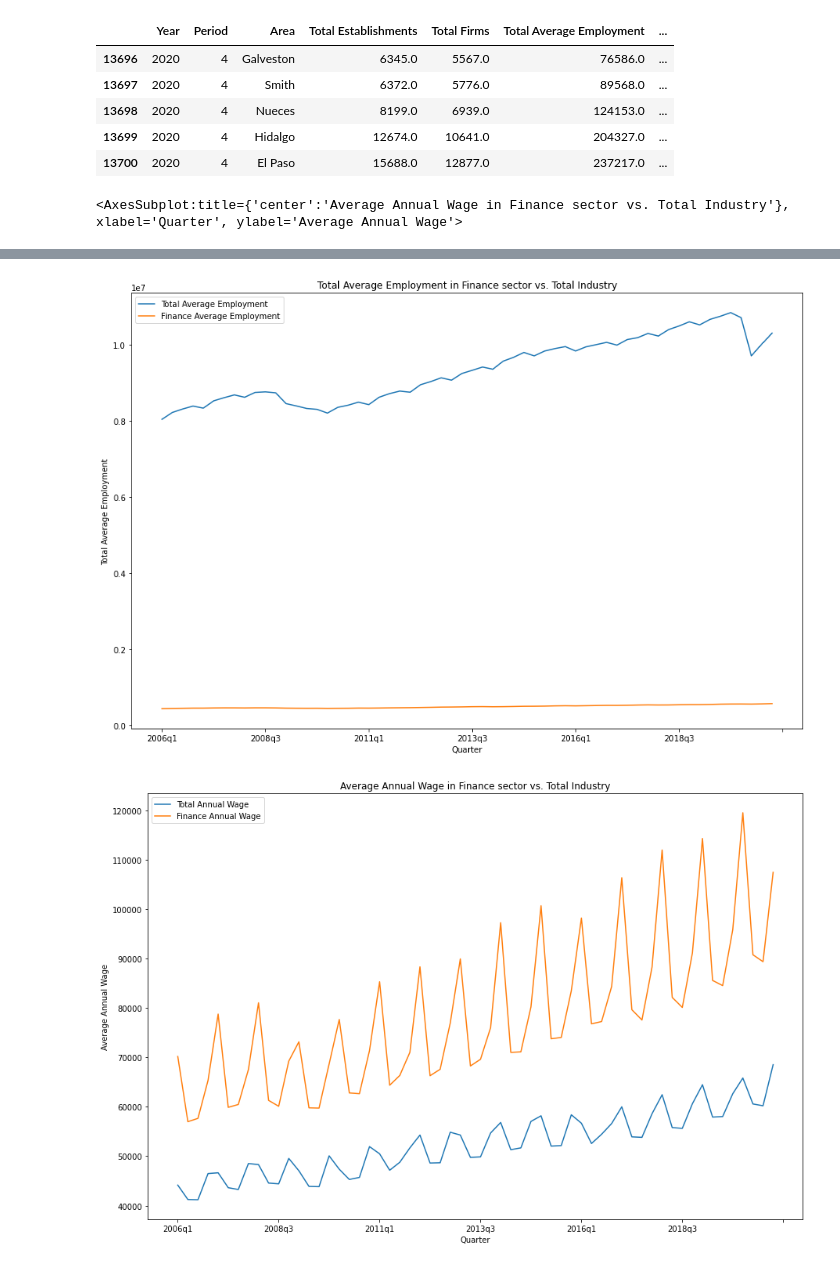
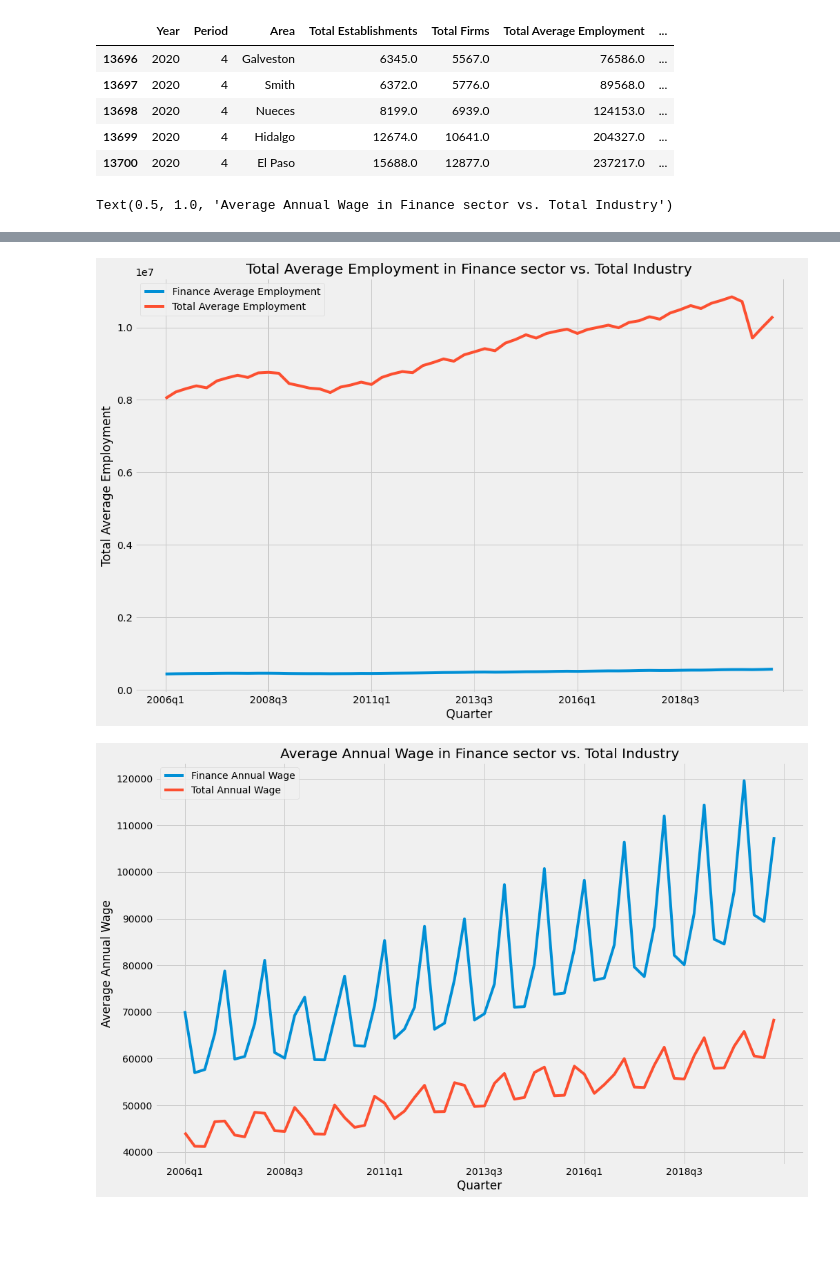
Before and after one commit to JuneB2021/Project1, a Jupyter notebook: Analytics File/unemployment_jb.ipynb, the cells around one changed output, grey strips where cells are left out. Cells and saved outputs as stored; diff of their text form; code cells hidden in the pictures; blank space fills up the shorter version.

Commit message:
Add files via upload
updated the graph

```diff
--- a/Analytics File/unemployment_jb.ipynb
+++ b/Analytics File/unemployment_jb.ipynb
@@ -159,21 +161,25 @@ display(all_employment_wages_df.tail())
 # %%
 # Filter the DataFrame to include only Texas state data and create Texas Finance Sector employment dataframe
 tx_employment_df = all_employment_wages_df[(all_employment_wages_df["Area"] == "Texas")]
-tx_total_firms_plot = tx_employment_df[["Quarter", "Total Firms", "Finance Firms"]]
-tx_total_employment_plot = tx_employment_df[["Quarter", "Total Average Employment", "Finance Average Employment"]]
-tx_total_wage_plot = tx_employment_df[["Quarter", "Total Annual Wage", "Finance Annual Wage"]]
+tx_total_firms_plot = tx_employment_df[["Quarter", "Finance Firms", "Total Firms"]]
+tx_total_employment_plot = tx_employment_df[["Quarter", "Finance Average Employment", "Total Average Employment"]]
+tx_total_wage_plot = tx_employment_df[["Quarter", "Finance Annual Wage", "Total Annual Wage"]]
 
-# Plot line chart for Total Firms comparison of Finance Sector vs. Total Industry
-tx_total_firms_plot.plot(figsize=(15, 10), x="Quarter",
-                        xlabel="Quarter", ylabel="Total Firms",
-                        title="Total Firms in Finance sector vs. Total Industry")
+# Plot line chart for comparison of Finance Sector vs. Total Industry
+matplotlib.style.use('fivethirtyeight')
+tx_total_firms_plot.plot(figsize=(15, 10), kind="bar", stacked=True, x="Quarter")
+plt.xlabel("Quarter")
+plt.ylabel("Total Firms")
+plt.title("Total Firms in Finance sector vs. Total Industry")
 
-tx_total_employment_plot.plot(figsize=(15, 10), x="Quarter",
-                        xlabel="Quarter", ylabel="Total Average Employment",
-                        title="Total Average Employment in Finance sector vs. Total Industry")
+tx_total_employment_plot.plot(figsize=(15, 10), x="Quarter")
+plt.xlabel("Quarter")
+plt.ylabel("Total Average Employment")
+plt.title("Total Average Employment in Finance sector vs. Total Industry")
 
-tx_total_wage_plot.plot(figsize=(15, 10), x="Quarter",
-                        xlabel="Quarter", ylabel="Average Annual Wage",
-                        title="Average Annual Wage in Finance sector vs. Total Industry")
+tx_total_wage_plot.plot(figsize=(15, 10), x="Quarter")
+plt.xlabel("Quarter")
+plt.ylabel("Average Annual Wage")
+plt.title("Average Annual Wage in Finance sector vs. Total Industry")
 # %% [output]
-<AxesSubplot:title={'center':'Average Annual Wage in Finance sector vs. Total Industry'}, xlabel='Quarter', ylabel='Average Annual Wage'>
+Text(0.5, 1.0, 'Average Annual Wage in Finance sector vs. Total Industry')
@@ -181,2 +187,2 @@ tx_total_wage_plot.plot(figsize=(15, 10), x="Quarter",
-[figure, old version]
+[figure, new version]
-[figure, old version]
+[figure, new version]
```
Also changed, not shown: parts of 3 cells of this notebook.
